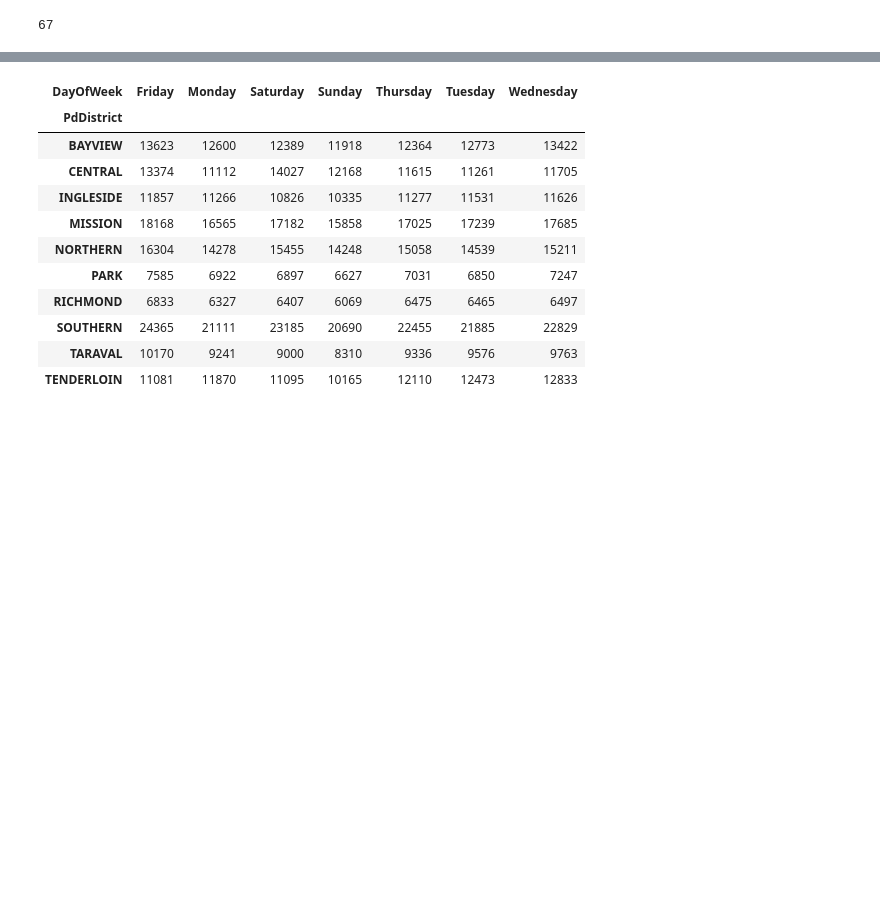
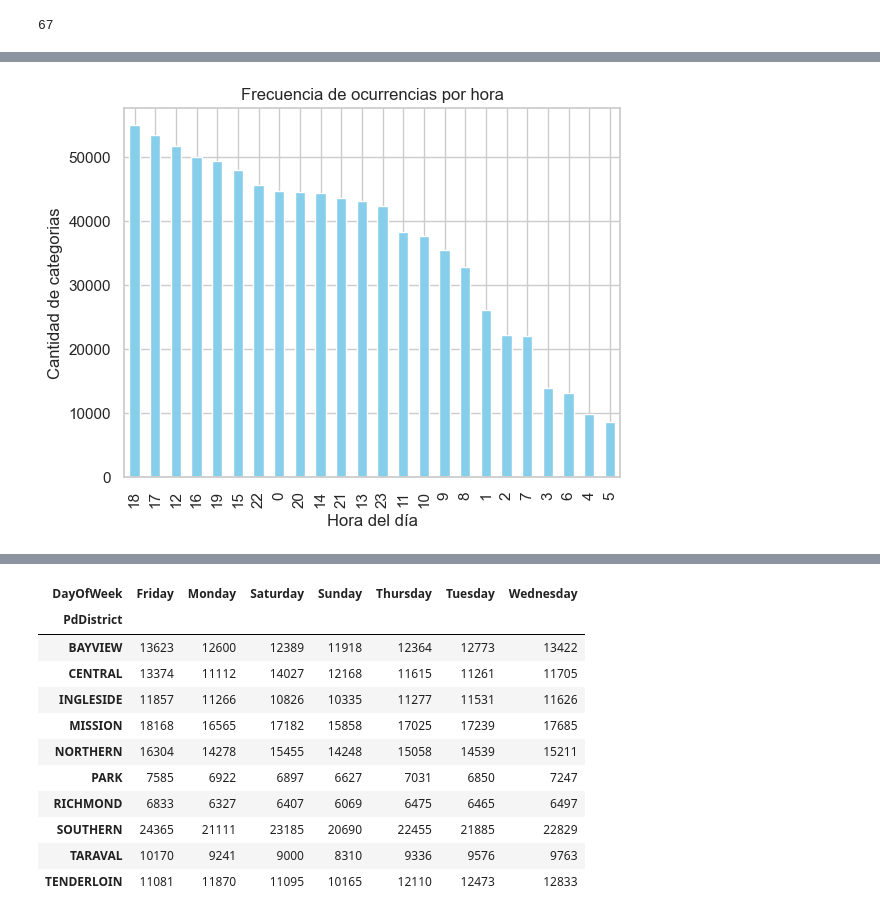
Before and after one commit to RafaFil/San-Francisco-Crime-Classification, a Jupyter notebook: parcial2.ipynb, the cells around one changed output, grey strips where cells are left out. Drawn from its saved outputs; the diff is of its cells as text; code cells hidden in the pictures; blank space fills up the shorter version.

```diff
--- a/parcial2.ipynb
+++ b/parcial2.ipynb
@@ -75,6 +75,7 @@ df['Hour'] = df['Dates'].dt.time
 df['Hour'] = df['Hour']
 df['isNight'] = (df['Hour'] >= pd.to_datetime('18:00:00').time()) | (df['Hour'] < pd.to_datetime('06:00:00').time())
 df['Weekend'] = df['DayOfWeek'].isin(['Friday', 'Saturday', 'Sunday'])
+df['Block'] = df['Address'].str.contains('BLOCK', case=False).astype(int)
 
 df.drop('Dates', axis=1, inplace=True)
 df
@@ -130,3 +131,9 @@ missinput_xy = len(el_polo_norte)
 missinput_xy
 # %% [output]
 67
+# %%
+
+
+# Contar la cantidad de veces que se repite cada hora
+result = df['Hour'].apply(lambda x: x.hour).value_counts()
+result
@@ -133,3 +158,11 @@ missinput_xy
+# %%
+result.plot(kind='bar', color='skyblue')
+plt.xlabel('Hora del día')
+plt.ylabel('Cantidad de categorias')
+plt.title('Frecuencia de ocurrencias por hora')
+plt.show()
+# %% [output]
+[figure, added]
 # %%
 indexes_to_eliminate = df[(df['X'] == -120.5) & (df['Y'] == 90)].index
 
```
Also changed, not shown: parts of 18 cells of this notebook.
